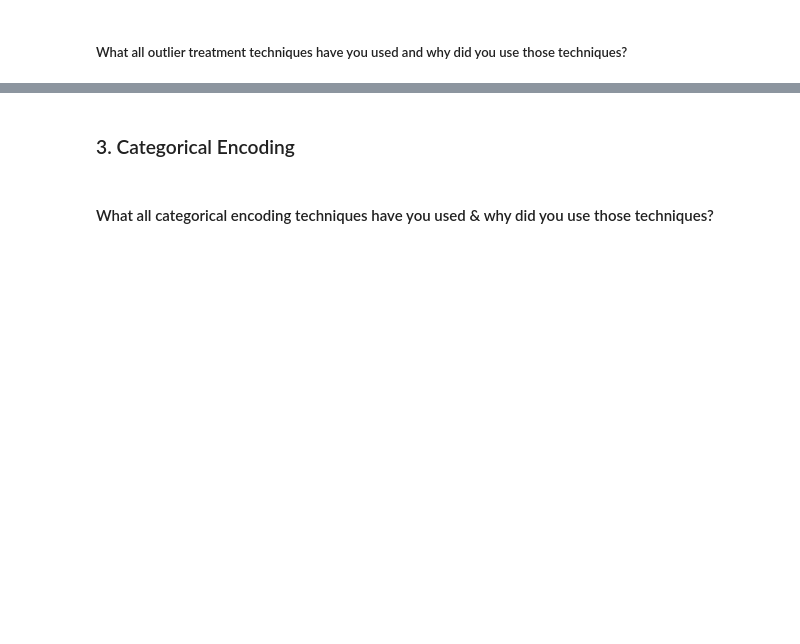
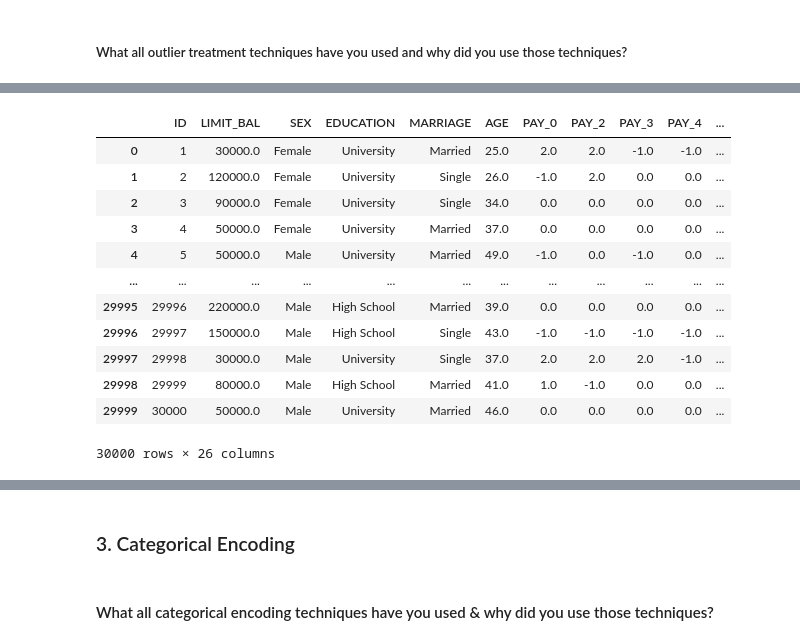
Before and after one commit to AkshayAI007/Credit-Card-default-Prediction-using-ML, a Jupyter notebook: Credit_Card_default_prediction_using_ML.ipynb, the cells around one changed output, grey strips where cells are left out. Drawn from its saved outputs; the diff is of its cells as text; code cells hidden in the pictures; blank space fills up the shorter version.

```diff
--- a/Credit_Card_default_prediction_using_ML.ipynb
+++ b/Credit_Card_default_prediction_using_ML.ipynb
@@ -694,0 +894,24 @@ Answer Here.
+# %%
+def outlier_remover(data, column):
+    for col in column:
+        tenth_percentile = np.percentile(data[col], 10)
+        ninetieth_percentile = np.percentile(data[col], 90)
+        data[col] = np.where(data[col] < tenth_percentile, tenth_percentile, data[col])
+        data[col] = np.where(data[col] > ninetieth_percentile, ninetieth_percentile, data[col])
+    return data
+
+outlier_remover(df, numerical_columns)
+# %% [output]
+|  | ID | LIMIT_BAL | SEX | EDUCATION | MARRIAGE | AGE | PAY_0 | PAY_2 | PAY_3 | PAY_4 | ... |
+| 0 | 1 | 30000.0 | Female | University | Married | 25.0 | 2.0 | 2.0 | -1.0 | -1.0 | ... |
+| 1 | 2 | 120000.0 | Female | University | Single | 26.0 | -1.0 | 2.0 | 0.0 | 0.0 | ... |
+| 2 | 3 | 90000.0 | Female | University | Single | 34.0 | 0.0 | 0.0 | 0.0 | 0.0 | ... |
+| 3 | 4 | 50000.0 | Female | University | Married | 37.0 | 0.0 | 0.0 | 0.0 | 0.0 | ... |
+| 4 | 5 | 50000.0 | Male | University | Married | 49.0 | -1.0 | 0.0 | -1.0 | 0.0 | ... |
+| ... | ... | ... | ... | ... | ... | ... | ... | ... | ... | ... | ... |
+| 29995 | 29996 | 220000.0 | Male | High School | Married | 39.0 | 0.0 | 0.0 | 0.0 | 0.0 | ... |
+| 29996 | 29997 | 150000.0 | Male | High School | Single | 43.0 | -1.0 | -1.0 | -1.0 | -1.0 | ... |
+| 29997 | 29998 | 30000.0 | Male | University | Single | 37.0 | 2.0 | 2.0 | 2.0 | -1.0 | ... |
+| 29998 | 29999 | 80000.0 | Male | High School | Married | 41.0 | 1.0 | -1.0 | 0.0 | 0.0 | ... |
+| 29999 | 30000 | 50000.0 | Male | University | Married | 46.0 | 0.0 | 0.0 | 0.0 | 0.0 | ... |
+30000 rows × 26 columns
```
Also changed, not shown: parts of 129 cells of this notebook.
